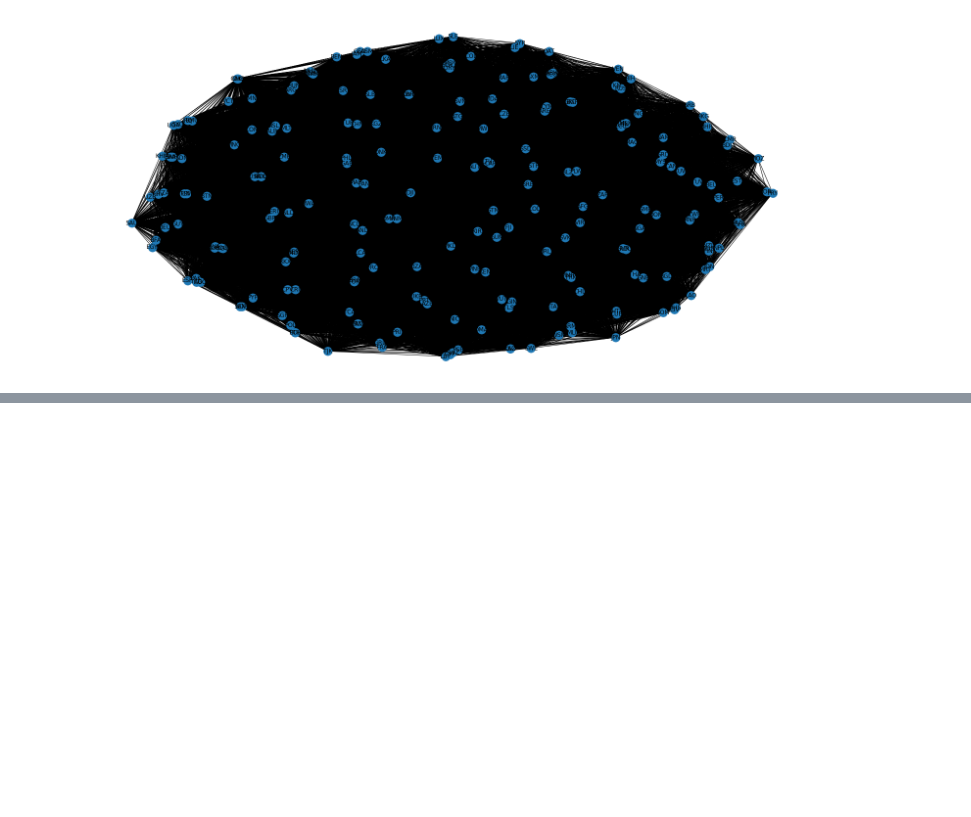
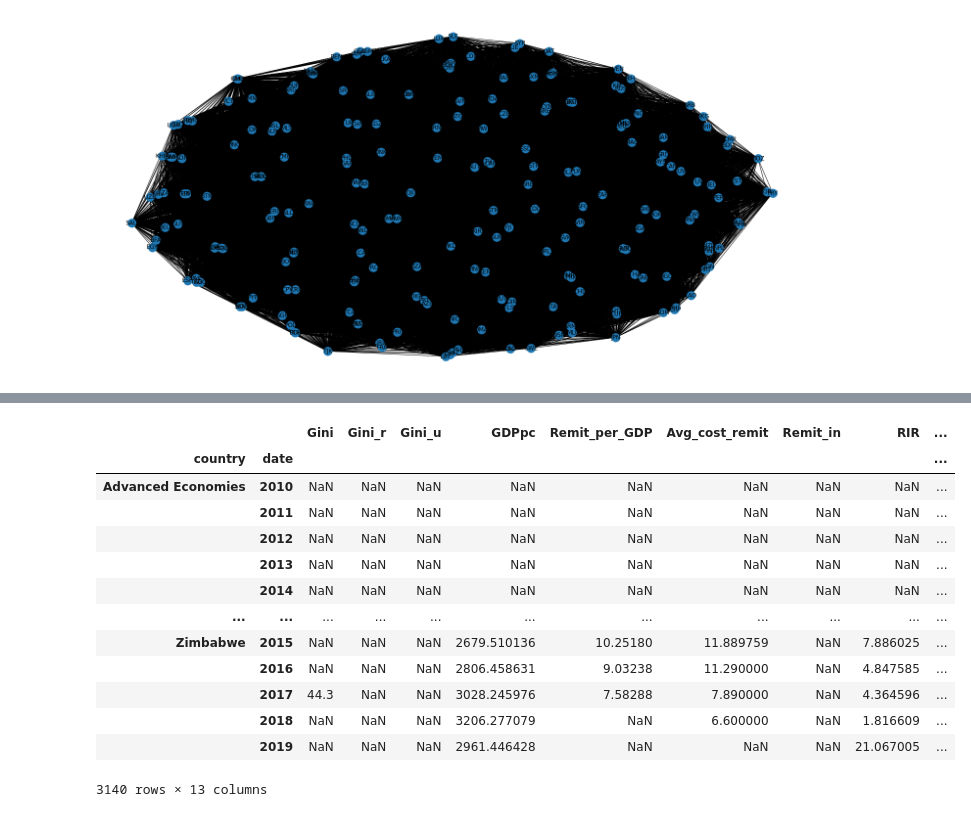
Before and after one commit to Halkenhaeusser/International-Money-and-Finance, a Jupyter notebook: Remittances/remit.ipynb, the cells around one changed output, grey strips where cells are left out. Cells and saved outputs as stored; diff of their text form; code cells hidden in the pictures; blank space fills up the shorter version.

```diff
--- a/Remittances/remit.ipynb
+++ b/Remittances/remit.ipynb
@@ -155,0 +391,40 @@ selected_edges = [(u,v) for u,v,e in g.edges(data=True) if e['Value'] >0]
+# %%
+#set the timeframe for the datadownload
+timeframe = datetime.datetime(2010, 1, 1), datetime.datetime(2019, 1, 1)
+
+#download indicators in the timeframe
+country_data = wbdata.get_dataframe(indicators = {
+    'SI.POV.GINI':'Gini',
+    '3.1.Gini':'Gini_r', #gini rural
+    '3.2.Gini':"Gini_u", #gini urban
+    'NY.GDP.PCAP.PP.CD':'GDPpc',
+    "GFDD.OI.13": 'Remit_per_GDP',
+    'SI.RMT.COST.IB.ZS': "Avg_cost_remit",
+    'BX.TRF.MGR.CD': 'Remit_in', #migrant remittance inflow
+    'FR.INR.RINR':'RIR', #real interest rate
+    'REER': 'REER', #real effective exchange rate
+    'UNEMPSA_':"UER", #unemployment rate
+    'SL.TLF.CACT.ZS':'LFP', #Labor force participation rate, total (% of total population ages 15+) (modeled ILO estimate)
+    'BX.KLT.DINV.CD.WD':'FDI', #Foreign direct investment, net inflows (BoP, current US$)
+    'SP.POP.TOTL':'POP' # Population, total
+},
+data_date = timeframe,
+keep_levels = False)
+# %%
+country_data = pd.DataFrame(country_data)
+country_data
+# %% [output]
+|  |  | Gini | Gini_r | Gini_u | GDPpc | Remit_per_GDP | Avg_cost_remit | Remit_in | RIR | ... |
+| country | date |  |  |  |  |  |  |  |  | ... |
+| Advanced Economies | 2010 | NaN | NaN | NaN | NaN | NaN | NaN | NaN | NaN | ... |
+|  | 2011 | NaN | NaN | NaN | NaN | NaN | NaN | NaN | NaN | ... |
+|  | 2012 | NaN | NaN | NaN | NaN | NaN | NaN | NaN | NaN | ... |
+|  | 2013 | NaN | NaN | NaN | NaN | NaN | NaN | NaN | NaN | ... |
+|  | 2014 | NaN | NaN | NaN | NaN | NaN | NaN | NaN | NaN | ... |
+| ... | ... | ... | ... | ... | ... | ... | ... | ... | ... | ... |
+| Zimbabwe | 2015 | NaN | NaN | NaN | 2679.510136 | 10.25180 | 11.889759 | NaN | 7.886025 | ... |
+|  | 2016 | NaN | NaN | NaN | 2806.458631 | 9.03238 | 11.290000 | NaN | 4.847585 | ... |
+|  | 2017 | 44.3 | NaN | NaN | 3028.245976 | 7.58288 | 7.890000 | NaN | 4.364596 | ... |
+|  | 2018 | NaN | NaN | NaN | 3206.277079 | NaN | 6.600000 | NaN | 1.816609 | ... |
+|  | 2019 | NaN | NaN | NaN | 2961.446428 | NaN | NaN | NaN | 21.067005 | ... |
+3140 rows × 13 columns
```
Also changed, not shown: parts of 40 cells of this notebook, 4 other files.
